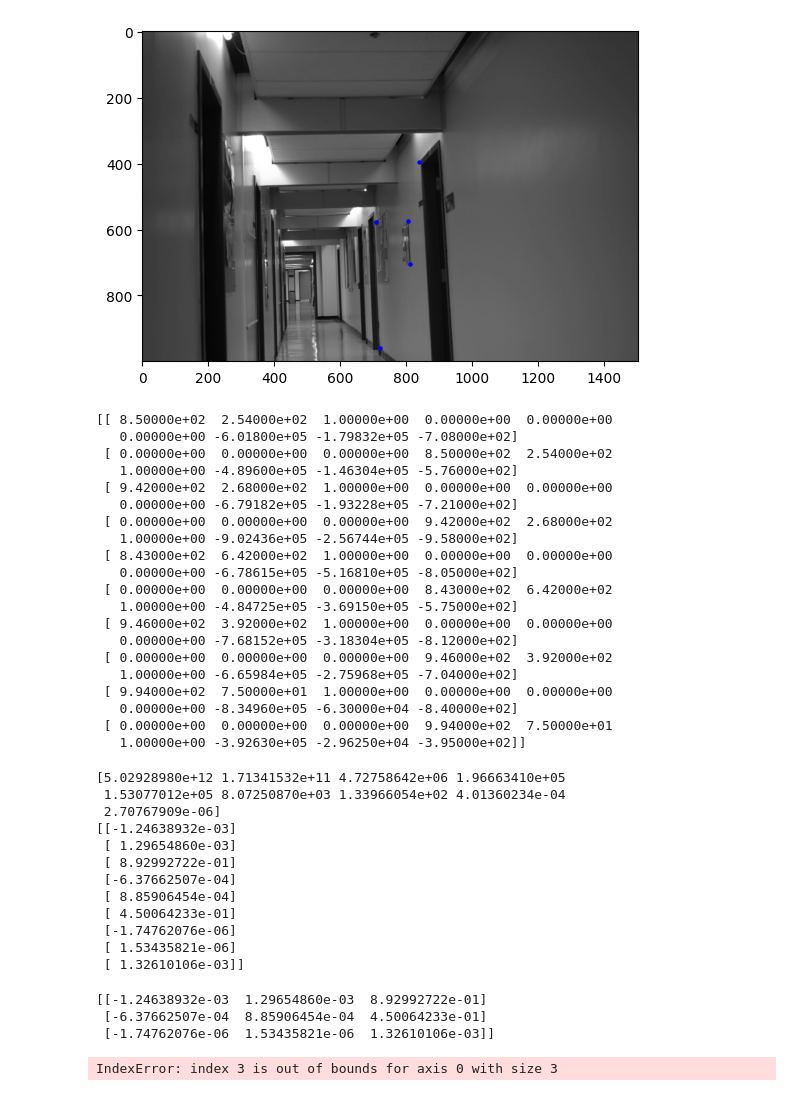
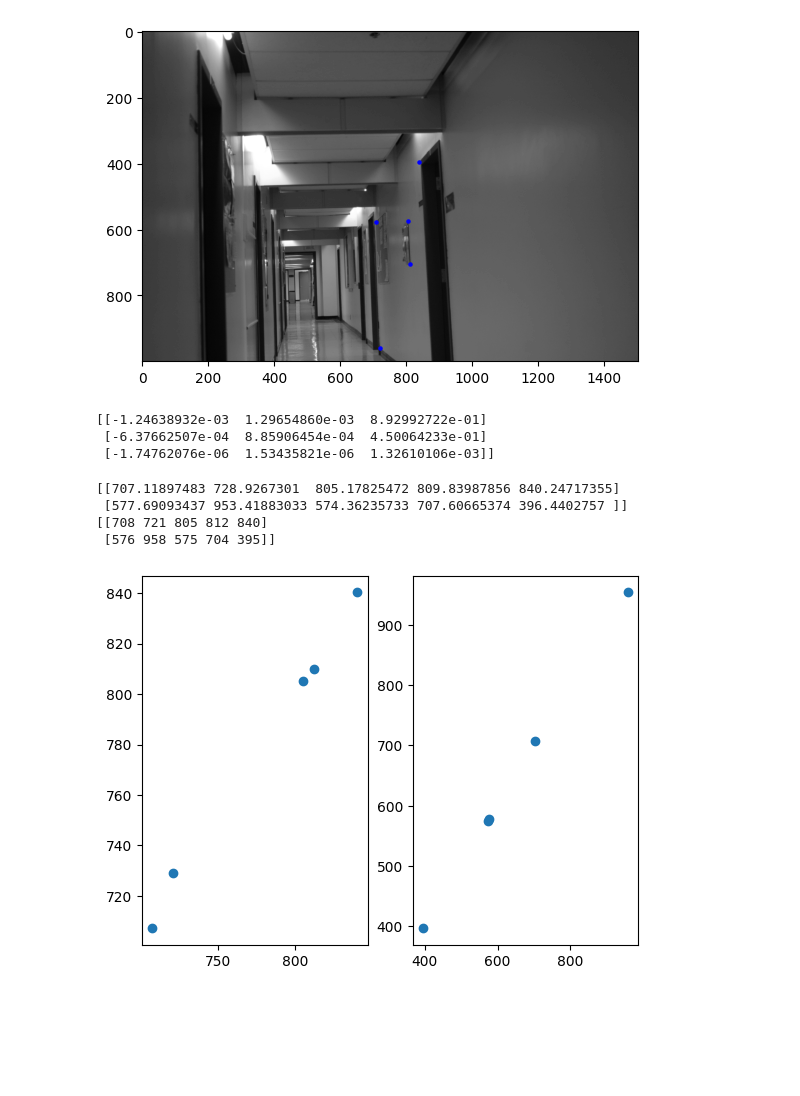
Before and after one commit to blairyeung/CSC420_Assignment_4, a Jupyter notebook: q4.ipynb, the cells around one changed output. Drawn from its saved outputs; the diff is of its cells as text; code cells hidden in the pictures; blank space fills up the shorter version.

```diff
--- a/q4.ipynb
+++ b/q4.ipynb
@@ -42,6 +49,14 @@ def find_matrix(pairs=5, p1=None, p2=None):
         A[even][7] = -  p2[1][i] * p1[1][i] # - y_1' * y_1
         A[even][8] = -  p2[1][i] # - y_1'
     return A
+# %%
+def compute_homography(A):
+    B = np.matmul(A.T, A)
+    eig_val, eig_vec = np.linalg.eig(B)
+    min_index = np.where(eig_val == np.min(eig_val))[0]
+    h = eig_vec[:, min_index]
+    mat = h.reshape(3, 3)
+    return mat
 # %%
 hallway_1, hallway_1_grey = get_image('hallway_images/hallway1.jpg')
 hallway_2, hallway_2_grey = get_image('hallway_images/hallway2.jpg')
@@ -82,71 +97,29 @@ label_points(hallway_2_grey, points_1_2)
 [figure]
 # %%
 A = find_matrix(pairs=no_pairs, p1=points_1_1, p2=points_1_2)
-B = np.matmul(A.T, A)
-print(A)
-np.savetxt('A.csv', A, delimiter=',')
-# %% [output]
-[[ 8.50000e+02  2.54000e+02  1.00000e+00  0.00000e+00  0.00000e+00
-   0.00000e+00 -6.01800e+05 -1.79832e+05 -7.08000e+02]
- [ 0.00000e+00  0.00000e+00  0.00000e+00  8.50000e+02  2.54000e+02
-   1.00000e+00 -4.89600e+05 -1.46304e+05 -5.76000e+02]
- [ 9.42000e+02  2.68000e+02  1.00000e+00  0.00000e+00  0.00000e+00
-   0.00000e+00 -6.79182e+05 -1.93228e+05 -7.21000e+02]
- [ 0.00000e+00  0.00000e+00  0.00000e+00  9.42000e+02  2.68000e+02
-   1.00000e+00 -9.02436e+05 -2.56744e+05 -9.58000e+02]
- [ 8.43000e+02  6.42000e+02  1.00000e+00  0.00000e+00  0.00000e+00
-   0.00000e+00 -6.78615e+05 -5.16810e+05 -8.05000e+02]
- [ 0.00000e+00  0.00000e+00  0.00000e+00  8.43000e+02  6.42000e+02
-   1.00000e+00 -4.84725e+05 -3.69150e+05 -5.75000e+02]
- [ 9.46000e+02  3.92000e+02  1.00000e+00  0.00000e+00  0.00000e+00
-   0.00000e+00 -7.68152e+05 -3.18304e+05 -8.12000e+02]
- [ 0.00000e+00  0.00000e+00  0.00000e+00  9.46000e+02  3.92000e+02
-   1.00000e+00 -6.65984e+05 -2.75968e+05 -7.04000e+02]
- [ 9.94000e+02  7.50000e+01  1.00000e+00  0.00000e+00  0.00000e+00
-   0.00000e+00 -8.34960e+05 -6.30000e+04 -8.40000e+02]
- [ 0.00000e+00  0.00000e+00  0.00000e+00  9.94000e+02  7.50000e+01
-   1.00000e+00 -3.92630e+05 -2.96250e+04 -3.95000e+02]]
-# %%
-eig_val, eig_vec = np.linalg.eig(B)
-min_index = np.where(eig_val == np.min(eig_val))[0]
-
-h = eig_vec[:, min_index]
-print(eig_val)
-print(h)
-# %% [output]
-[5.02928980e+12 1.71341532e+11 4.72758642e+06 1.96663410e+05
- 1.53077012e+05 8.07250870e+03 1.33966054e+02 4.01360234e-04
- 2.70767909e-06]
-[[-1.24638932e-03]
- [ 1.29654860e-03]
- [ 8.92992722e-01]
- [-6.37662507e-04]
- [ 8.85906454e-04]
- [ 4.50064233e-01]
- [-1.74762076e-06]
- [ 1.53435821e-06]
- [ 1.32610106e-03]]
+# %%
+M = compute_homography(A)
+print(M)
+# %% [output]
+[[-1.24638932e-03  1.29654860e-03  8.92992722e-01]
+ [-6.37662507e-04  8.85906454e-04  4.50064233e-01]
+ [-1.74762076e-06  1.53435821e-06  1.32610106e-03]]
 # %%
-rslt = np.matmul(A, h)
-M = h.reshape((3,3))
-# print(rslt)
-# print(h)
-print(M)
-
 estimated = []
 for i in range(no_pairs):
     src = np.array( [points_1_1[0][i], points_1_1[1][i], 1])
     dst = np.array( [points_1_2[0][i], points_1_2[1][i], 1])
     est = np.matmul(M, src)
     est /= est[2]
     estimated.append(est[:2])
 estimated = np.array(estimated).transpose(1,0)
-print(estimated.shape)
 plt.subplot(1,2,1), plt.scatter(x=points_1_2[0], y=estimated[0])
 plt.subplot(1,2,2), plt.scatter(x=points_1_2[1], y=estimated[1])
-# print(rslt)
+print(estimated)
+print(points_1_2)
 # %% [output]
-[[-1.24638932e-03  1.29654860e-03  8.92992722e-01]
- [-6.37662507e-04  8.85906454e-04  4.50064233e-01]
- [-1.74762076e-06  1.53435821e-06  1.32610106e-03]]
+[[707.11897483 728.9267301  805.17825472 809.83987856 840.24717355]
+ [577.69093437 953.41883033 574.36235733 707.60665374 396.4402757 ]]
+[[708 721 805 812 840]
+ [576 958 575 704 395]]
-IndexError: index 3 is out of bounds for axis 0 with size 3
+[figure, added]
```
Also changed, not shown: parts of 2 cells of this notebook.
